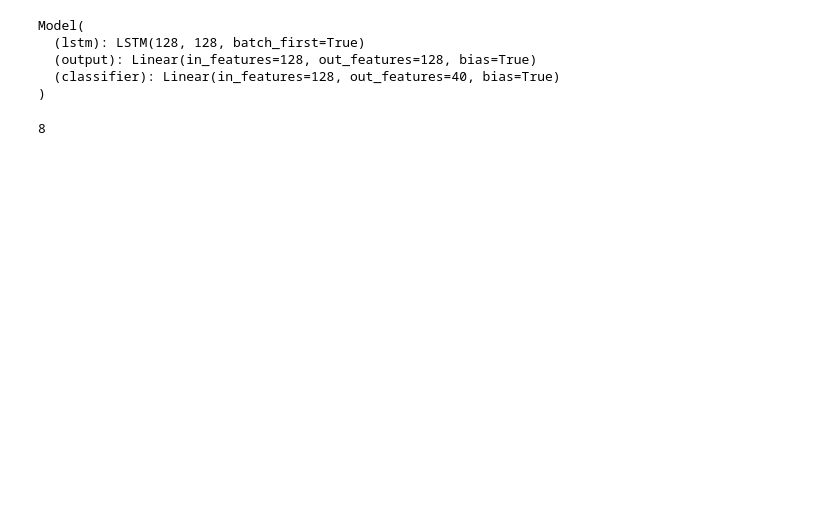
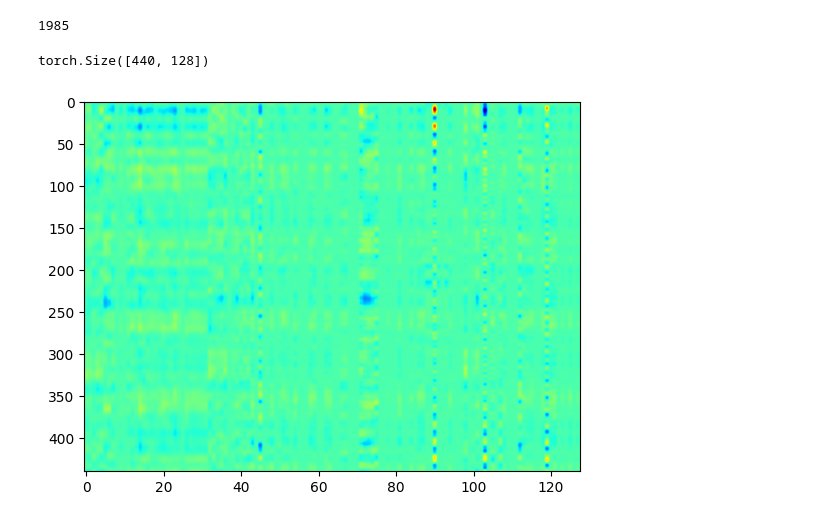
Before and after one commit to Da4kek/Interpret-gan, a Jupyter notebook: main.ipynb, the cells around one changed output. Cells and saved outputs as stored; diff of their text form; code cells hidden in the pictures; blank space fills up the shorter version.

```diff
--- a/main.ipynb
+++ b/main.ipynb
@@ -22,12 +6,21 @@ Model(
-# %%
-model.eval()
-# %% [output]
-Model(
-  (lstm): LSTM(128, 128, batch_first=True)
-  (output): Linear(in_features=128, out_features=128, bias=True)
-  (classifier): Linear(in_features=128, out_features=40, bias=True)
-)
-# %%
-len(model1.state_dict())
-# %% [output]
-8
+# %%
+loaded = torch.load("dataset/eeg_5_95_std.pth")
+data =  [loaded['dataset'][i] for i in range(len(loaded['dataset']) ) if loaded['dataset'][i]['subject'] == 1]
+# %%
+data_ = loaded['dataset']
+labels = loaded['labels']
+images = loaded['images']
+size = len(data)
+# %%
+print(size)
+# %% [output]
+1985
+# %%
+i = random.randint(0, size)
+eeg = data_[i]['eeg'].float().t()
+eeg = eeg[20:460,:]
+plt.imshow(eeg, aspect='auto', cmap='jet')
+print(eeg.shape)
+# %% [output]
+torch.Size([440, 128])
+[figure, added]
```
Also changed, not shown: parts of 9 cells of this notebook.
